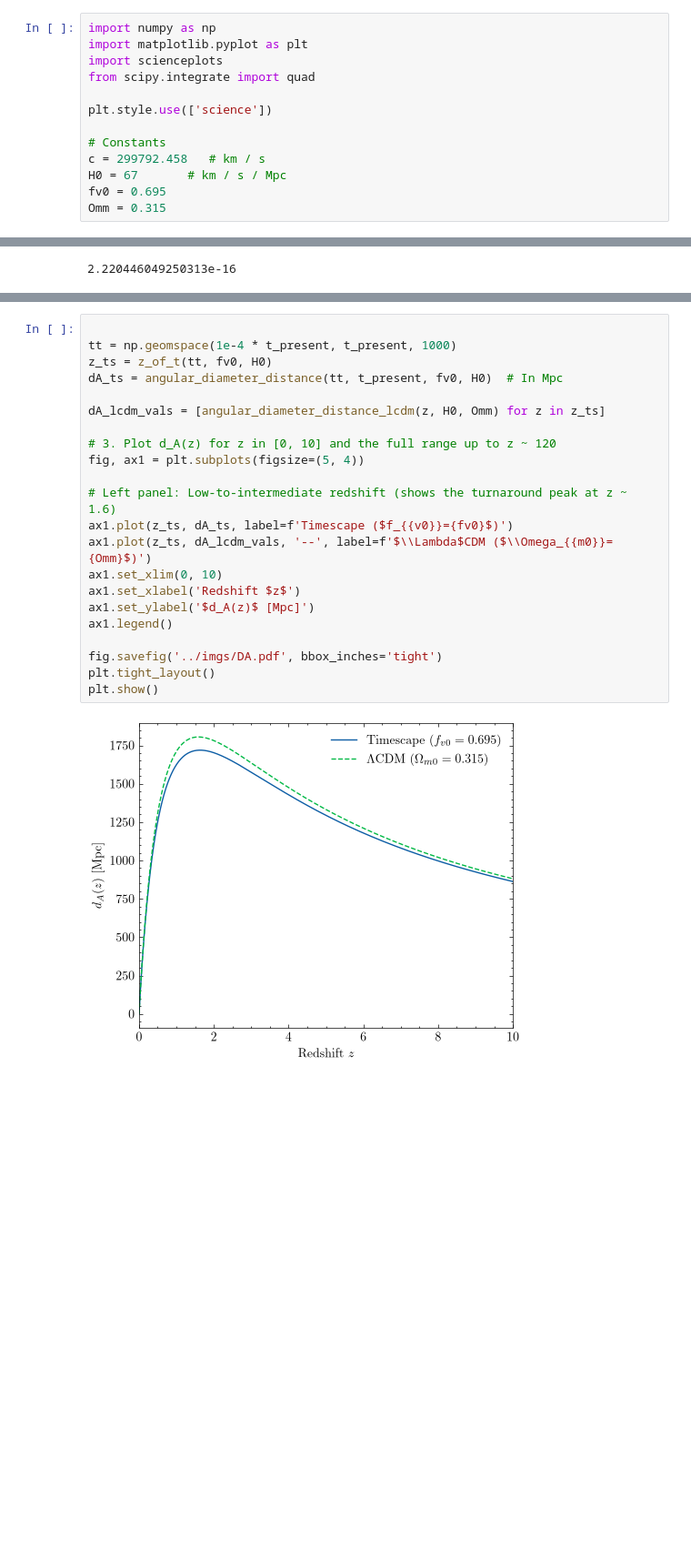
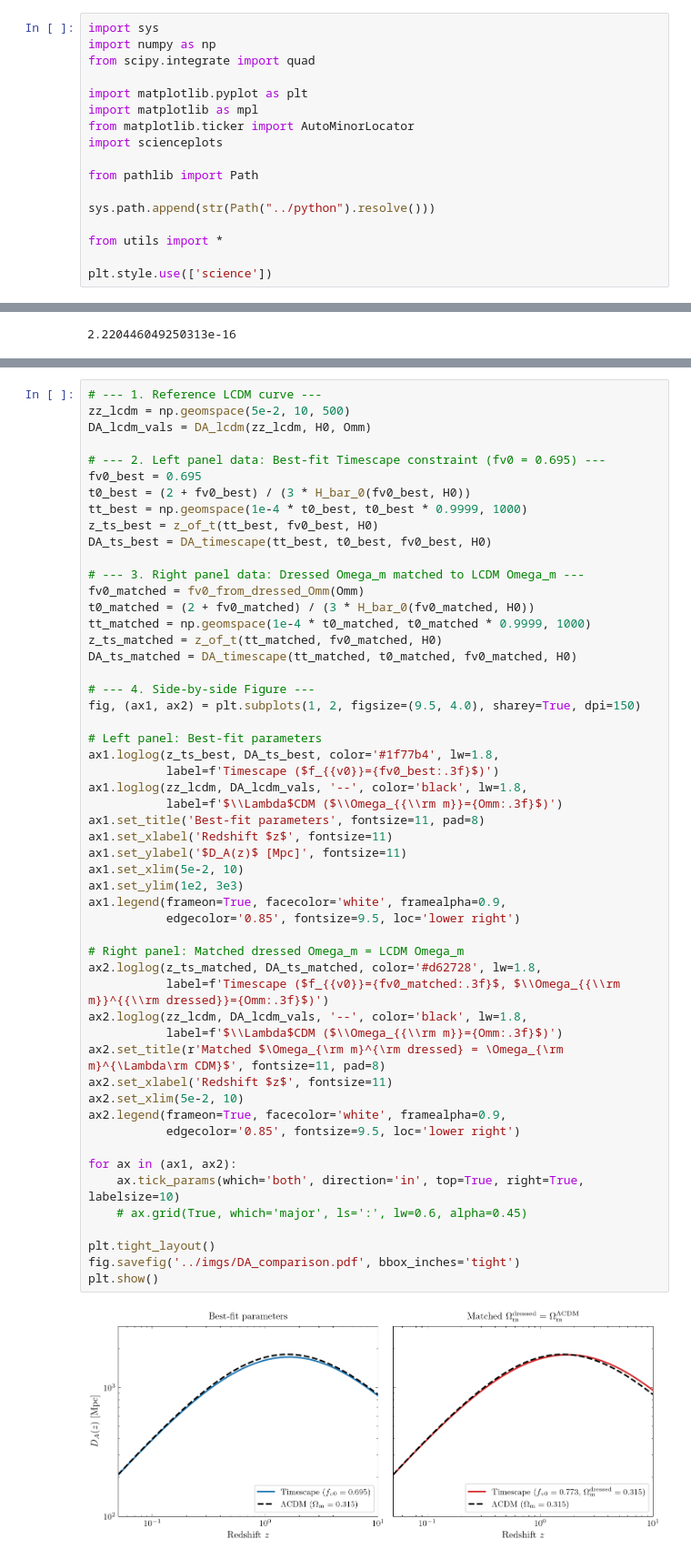
Before and after one commit to vPedreros/timescape, a Jupyter notebook: notebooks/distances.ipynb, the cells around one changed output, grey strips where cells are left out. Shown at 91% size. Cells and saved outputs as stored; diff of their text form; blank space fills up the shorter version.

```diff
--- a/notebooks/distances.ipynb
+++ b/notebooks/distances.ipynb
@@ -1,13 +1,17 @@
 # %%
+import sys
 import numpy as np
-import matplotlib.pyplot as plt
-import scienceplots
 from scipy.integrate import quad
 
+import matplotlib.pyplot as plt
+import matplotlib as mpl
+from matplotlib.ticker import AutoMinorLocator
+import scienceplots
+
+from pathlib import Path
+
+sys.path.append(str(Path("../python").resolve()))
+
+from utils import *
+
 plt.style.use(['science'])
-
-# Constants
-c = 299792.458   # km / s
-H0 = 67       # km / s / Mpc
-fv0 = 0.695
-Omm = 0.315
@@ -67,28 +34,59 @@ ax.plot(z_of_t(tt, fv0, H0), tt)
 [<matplotlib.lines.Line2D at 0x...>]
 [figure]
 # %%
+# --- 1. Reference LCDM curve ---
+zz_lcdm = np.geomspace(5e-2, 10, 500)
+DA_lcdm_vals = DA_lcdm(zz_lcdm, H0, Omm)
 
-tt = np.geomspace(1e-4 * t_present, t_present, 1000)
-z_ts = z_of_t(tt, fv0, H0)
-dA_ts = angular_diameter_distance(tt, t_present, fv0, H0)  # In Mpc
+# --- 2. Left panel data: Best-fit Timescape constraint (fv0 = 0.695) ---
+fv0_best = 0.695
+t0_best = (2 + fv0_best) / (3 * H_bar_0(fv0_best, H0))
+tt_best = np.geomspace(1e-4 * t0_best, t0_best * 0.9999, 1000)
+z_ts_best = z_of_t(tt_best, fv0_best, H0)
+DA_ts_best = DA_timescape(tt_best, t0_best, fv0_best, H0)
 
-dA_lcdm_vals = [angular_diameter_distance_lcdm(z, H0, Omm) for z in z_ts]
+# --- 3. Right panel data: Dressed Omega_m matched to LCDM Omega_m ---
+fv0_matched = fv0_from_dressed_Omm(Omm)
+t0_matched = (2 + fv0_matched) / (3 * H_bar_0(fv0_matched, H0))
+tt_matched = np.geomspace(1e-4 * t0_matched, t0_matched * 0.9999, 1000)
+z_ts_matched = z_of_t(tt_matched, fv0_matched, H0)
+DA_ts_matched = DA_timescape(tt_matched, t0_matched, fv0_matched, H0)
 
-# 3. Plot d_A(z) for z in [0, 10] and the full range up to z ~ 120
-fig, ax1 = plt.subplots(figsize=(5, 4))
+# --- 4. Side-by-side Figure ---
+fig, (ax1, ax2) = plt.subplots(1, 2, figsize=(9.5, 4.0), sharey=True, dpi=150)
 
-# Left panel: Low-to-intermediate redshift (shows the turnaround peak at z ~ 1.6)
-ax1.plot(z_ts, dA_ts, label=f'Timescape ($f_{{v0}}={fv0}$)')
-ax1.plot(z_ts, dA_lcdm_vals, '--', label=f'$\\Lambda$CDM ($\\Omega_{{m0}}={Omm}$)')
-ax1.set_xlim(0, 10)
-ax1.set_xlabel('Redshift $z$')
-ax1.set_ylabel('$d_A(z)$ [Mpc]')
-ax1.legend()
+# Left panel: Best-fit parameters
+ax1.loglog(z_ts_best, DA_ts_best, color='#1f77b4', lw=1.8,
+           label=f'Timescape ($f_{{v0}}={fv0_best:.3f}$)')
+ax1.loglog(zz_lcdm, DA_lcdm_vals, '--', color='black', lw=1.8,
+           label=f'$\\Lambda$CDM ($\\Omega_{{\\rm m}}={Omm:.3f}$)')
+ax1.set_title('Best-fit parameters', fontsize=11, pad=8)
+ax1.set_xlabel('Redshift $z$', fontsize=11)
+ax1.set_ylabel('$D_A(z)$ [Mpc]', fontsize=11)
+ax1.set_xlim(5e-2, 10)
+ax1.set_ylim(1e2, 3e3)
+ax1.legend(frameon=True, facecolor='white', framealpha=0.9,
+           edgecolor='0.85', fontsize=9.5, loc='lower right')
 
-fig.savefig('../imgs/DA.pdf', bbox_inches='tight')
+# Right panel: Matched dressed Omega_m = LCDM Omega_m
+ax2.loglog(z_ts_matched, DA_ts_matched, color='#d62728', lw=1.8,
+           label=f'Timescape ($f_{{v0}}={fv0_matched:.3f}$, $\\Omega_{{\\rm m}}^{{\\rm dressed}}={Omm:.3f}$)')
+ax2.loglog(zz_lcdm, DA_lcdm_vals, '--', color='black', lw=1.8,
+           label=f'$\\Lambda$CDM ($\\Omega_{{\\rm m}}={Omm:.3f}$)')
+ax2.set_title(r'Matched $\Omega_{\rm m}^{\rm dressed} = \Omega_{\rm m}^{\Lambda\rm CDM}$', fontsize=11, pad=8)
+ax2.set_xlabel('Redshift $z$', fontsize=11)
+ax2.set_xlim(5e-2, 10)
+ax2.legend(frameon=True, facecolor='white', framealpha=0.9,
+           edgecolor='0.85', fontsize=9.5, loc='lower right')
+
+for ax in (ax1, ax2):
+    ax.tick_params(which='both', direction='in', top=True, right=True, labelsize=10)
+    # ax.grid(True, which='major', ls=':', lw=0.6, alpha=0.45)
+
 plt.tight_layout()
+fig.savefig('../imgs/DA_comparison.pdf', bbox_inches='tight')
 plt.show()
 # %% [output]
-[figure, old version]
+[figure, new version]
 # %%
 t_near = 0.9999 * t_present
```
Also changed, not shown: parts of 6 cells of this notebook.
